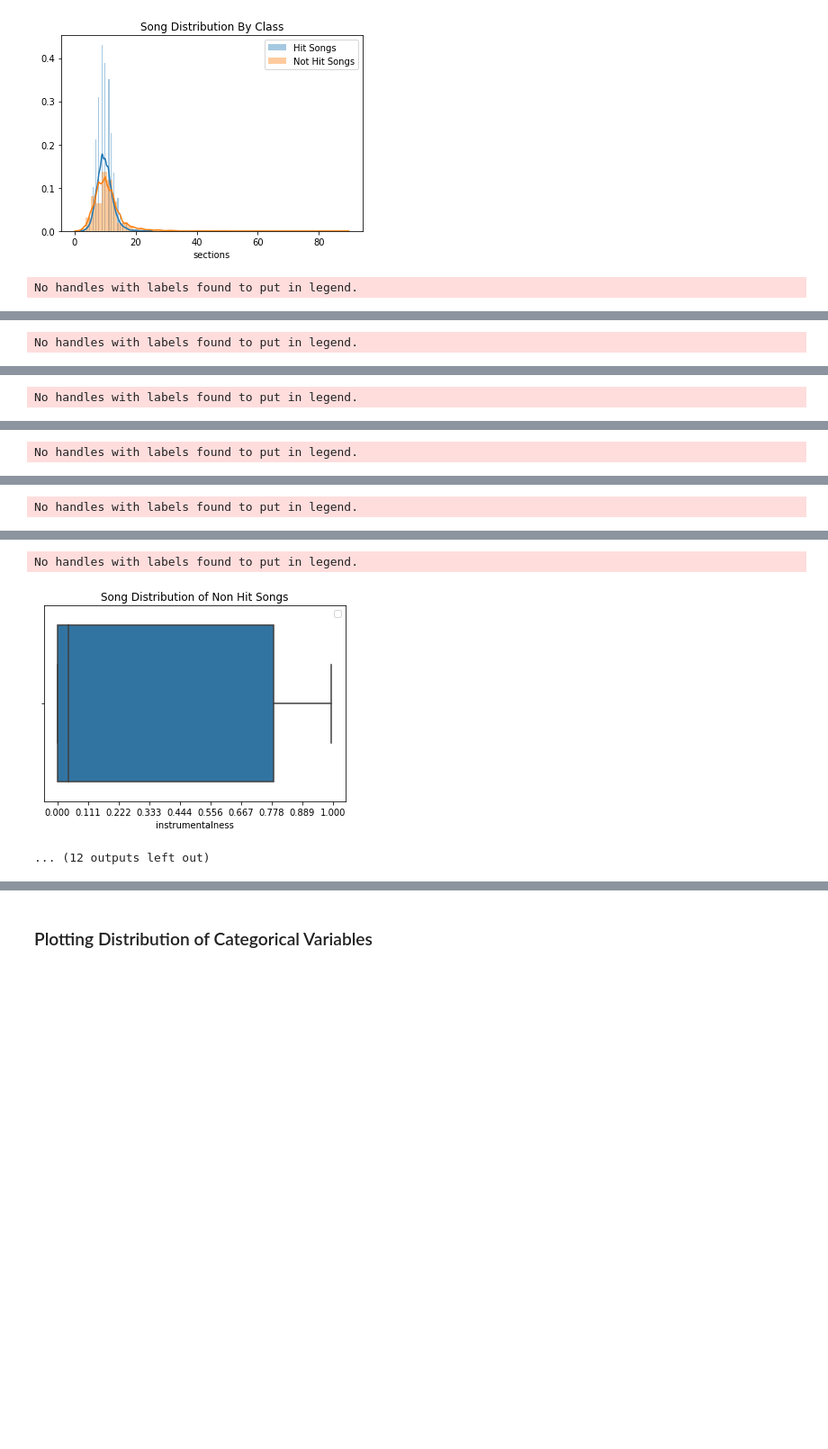
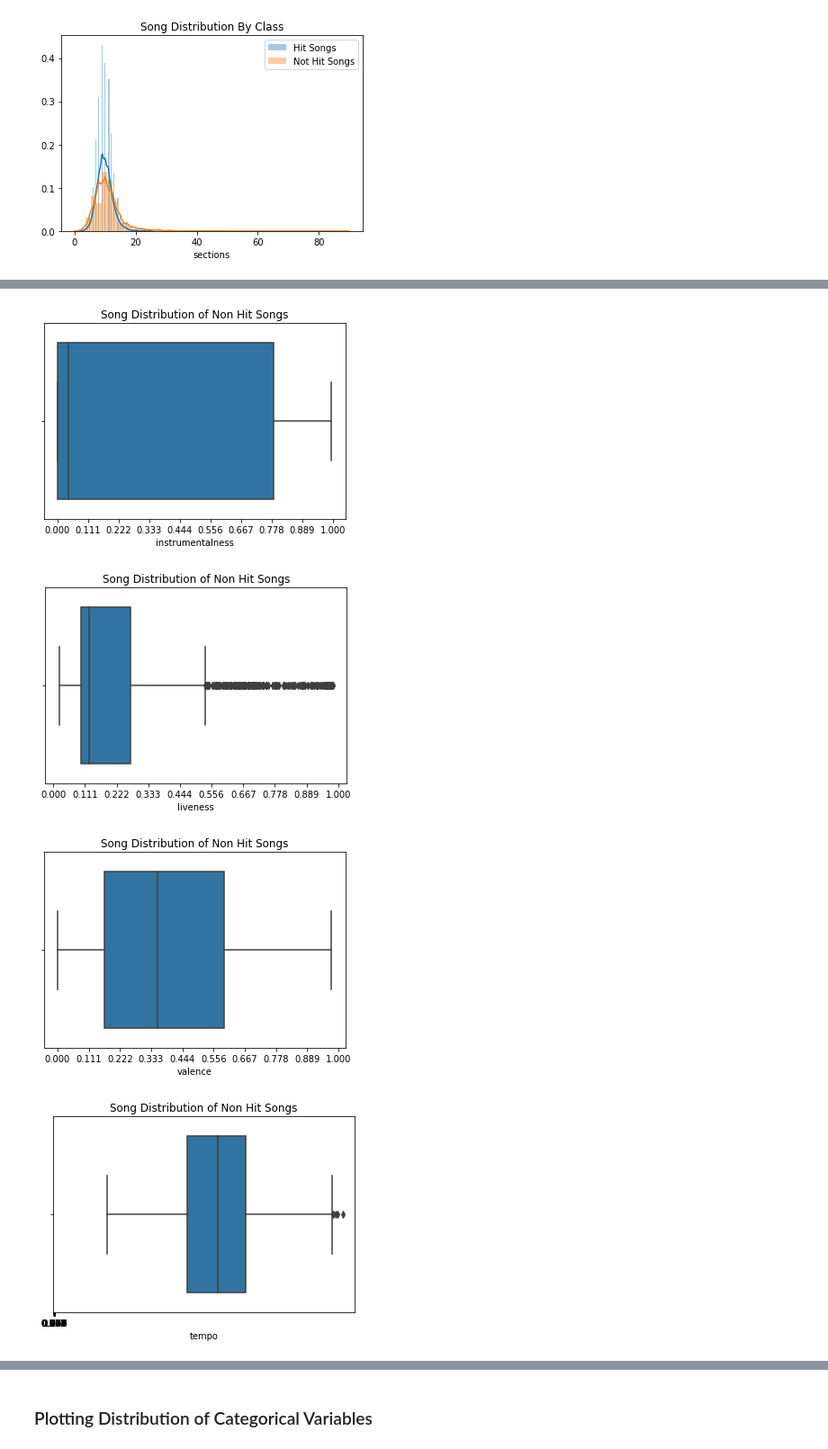
Before and after one commit to jacksonbull87/Hit-Classification, a Jupyter notebook: Predicting a Hit - 2010s.ipynb, the cells around one changed output, grey strips where cells are left out. Shown: that part at 90% size. Drawn from its saved outputs; the diff is of its cells as text; code cells hidden in the pictures; blank space fills up the shorter version.

```diff
--- a/Predicting a Hit - 2010s.ipynb
+++ b/Predicting a Hit - 2010s.ipynb
@@ -31,5 +37,5 @@ import pickle
 # %%
-data = pd.read_csv('dataset-of-10s.csv')
+data = pd.read_csv('/Users/flatironschool/Hit Classification/Datasets/dataset-of-10s.csv')
 # %%
 data.shape
 # %% [output]
@@ -168,30 +174,24 @@ for feat in continuous_variables:
 # %%
 
 #let's look at the distribution of continuous variables for each class of songs using a box plot
     # Sort the dataframe by target
 hit_songs = data.loc[data['target'] == 1]
 non_hit_songs = data.loc[data['target'] == 0]
 
 for feat in continuous_variables:
 #     sns.boxplot(hit_songs[feat] )
     sns.boxplot(non_hit_songs[feat])
     plt.title('Song Distribution of Non Hit Songs')
     plt.xticks(np.linspace(0, 1, 10))
 
-    plt.legend()
-
     plt.show()
 # %% [output]
-No handles with labels found to put in legend.
 [figure]
-No handles with labels found to put in legend.
 [figure]
-No handles with labels found to put in legend.
 [figure]
-No handles with labels found to put in legend.
 [figure]
-No handles with labels found to put in legend.
 [figure]
-No handles with labels found to put in legend.
 [figure]
-... (12 outputs left out)
+[figure, added]
+[figure, added]
+[figure, added]
```
Also changed, not shown: parts of 9 cells of this notebook, 1 other file.
